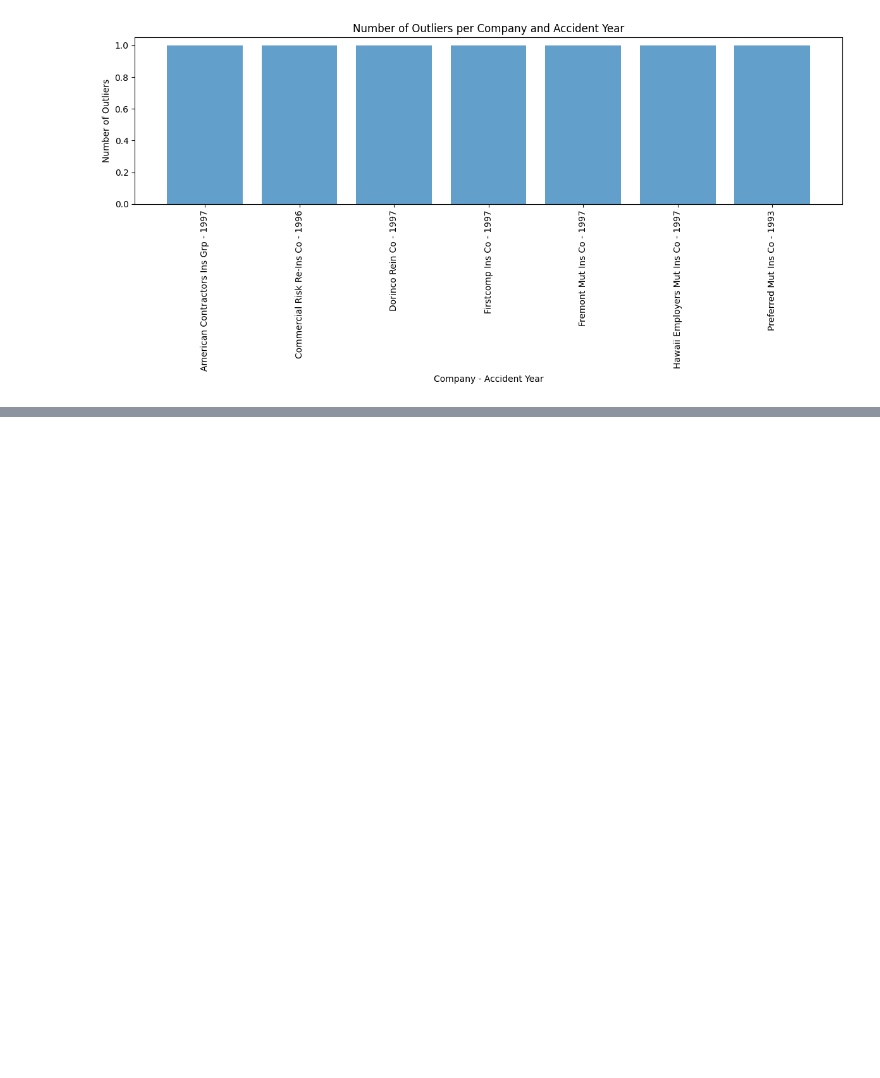
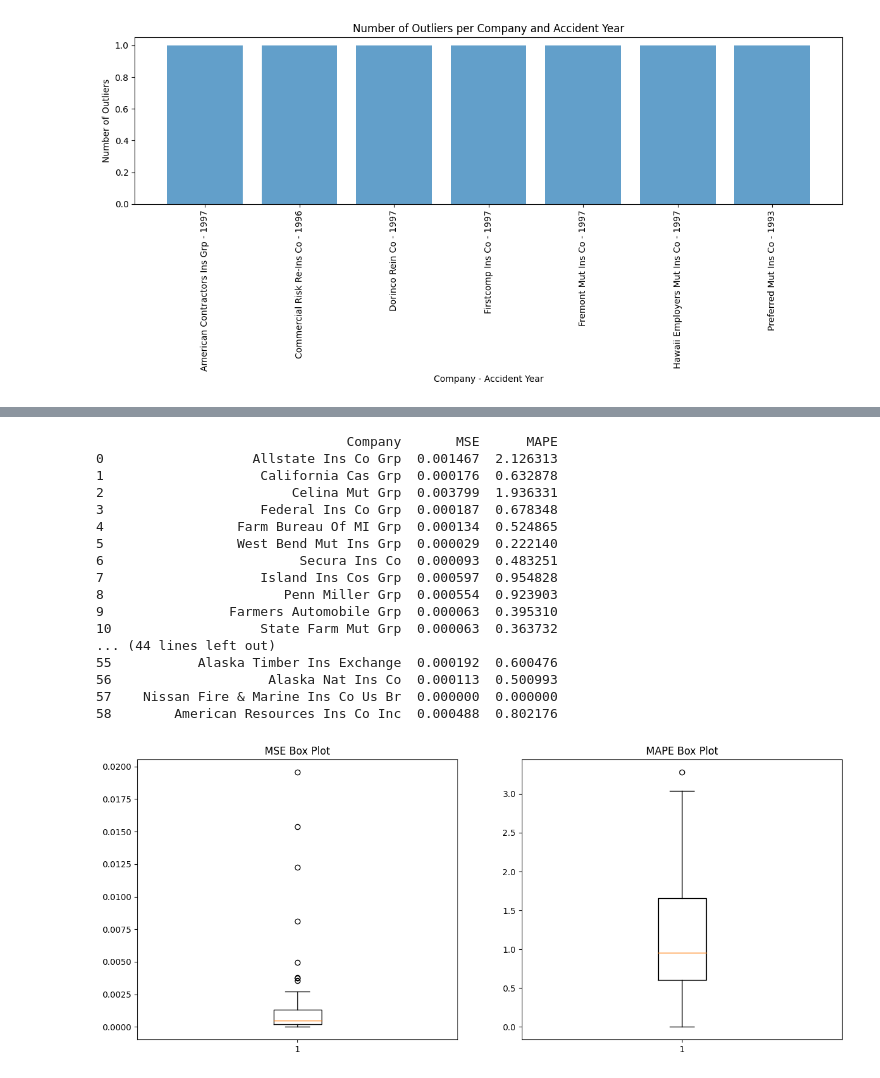
Before and after one commit to JesusDavGarcia/ChainLadderMethod, a Jupyter notebook: Data_Understanding_and_Preparation.ipynb, the cells around one changed output, grey strips where cells are left out. Drawn from its saved outputs; the diff is of its cells as text; code cells hidden in the pictures; blank space fills up the shorter version.

```diff
--- a/Data_Understanding_and_Preparation.ipynb
+++ b/Data_Understanding_and_Preparation.ipynb
@@ -1009,0 +1124,79 @@ Identified Outliers:
+# %%
+import pandas as pd
+from sklearn.metrics import mean_squared_error
+import numpy as np
+import matplotlib.pyplot as plt
+
+# Load the real data
+real_data = pd.read_csv('/content/drive/MyDrive/Cleaned_NormalizedTables_WithCompleteTriangles.csv')
+estimated_data = pd.read_csv('/content/drive/MyDrive/CompletedTriangle_NormalizedTables_WithCompany.csv')
+
+mse_list = []
+mape_list = []
+companies = estimated_data['Company'].unique()
+
+for company in companies:
+    real_triangle = real_data[real_data['Company'] == company].iloc[:, 1:-1].values
+    estimated_triangle = estimated_data[estimated_data['Company'] == company].iloc[:, 1:-1].values
+
+    # Mask to get only the values below the main diagonal
+    mask = np.tril(np.ones_like(real_triangle, dtype=bool), k=-1)
+
+    # Apply the mask to get the values below the main diagonal
+    real_triangle_lower = real_triangle[mask]
+    estimated_triangle_lower = estimated_triangle[mask]
+
+    # Calculate MSE
+    mse = mean_squared_error(real_triangle_lower, estimated_triangle_lower)
+    mse_list.append(mse)
+
+    # Calculate MAPE
+    mape = np.mean(np.abs((real_triangle_lower - estimated_triangle_lower) / real_triangle_lower)) * 100
+    mape_list.append(mape)
+
+# Tabulate the results
+results = pd.DataFrame({
+    'Company': companies,
+    'MSE': mse_list,
+    'MAPE': mape_list
+})
+
+print(results)
+
+# Box plot
+fig, ax = plt.subplots(1, 2, figsize=(15, 6))
+ax[0].boxplot(mse_list)
+ax[0].set_title('MSE Box Plot')
+ax[1].boxplot(mape_list)
+ax[1].set_title('MAPE Box Plot')
+plt.show()
+
+# Calculate average and variance
+avg_mse = np.mean(mse_list)
+var_mse = np.var(mse_list)
+avg_mape = np.mean(mape_list)
+var_mape = np.var(mape_list)
+
+print(f"Average MSE: {avg_mse}")
+print(f"Variance MSE: {var_mse}")
+print(f"Average MAPE: {avg_mape}")
+print(f"Variance MAPE: {var_mape}")
+# %% [output]
+                                Company       MSE      MAPE
+0                   Allstate Ins Co Grp  0.001467  2.126313
+1                    California Cas Grp  0.000176  0.632878
+2                        Celina Mut Grp  0.003799  1.936331
+3                    Federal Ins Co Grp  0.000187  0.678348
+4                 Farm Bureau Of MI Grp  0.000134  0.524865
+5                 West Bend Mut Ins Grp  0.000029  0.222140
+6                         Secura Ins Co  0.000093  0.483251
+7                    Island Ins Cos Grp  0.000597  0.954828
+8                       Penn Miller Grp  0.000554  0.923903
+9                Farmers Automobile Grp  0.000063  0.395310
+10                   State Farm Mut Grp  0.000063  0.363732
+... (44 lines left out)
+55           Alaska Timber Ins Exchange  0.000192  0.600476
+56                    Alaska Nat Ins Co  0.000113  0.500993
+57    Nissan Fire & Marine Ins Co Us Br  0.000000  0.000000
+58        American Resources Ins Co Inc  0.000488  0.802176
+[figure, added]
```
Also changed, not shown: parts of 33 cells of this notebook.
